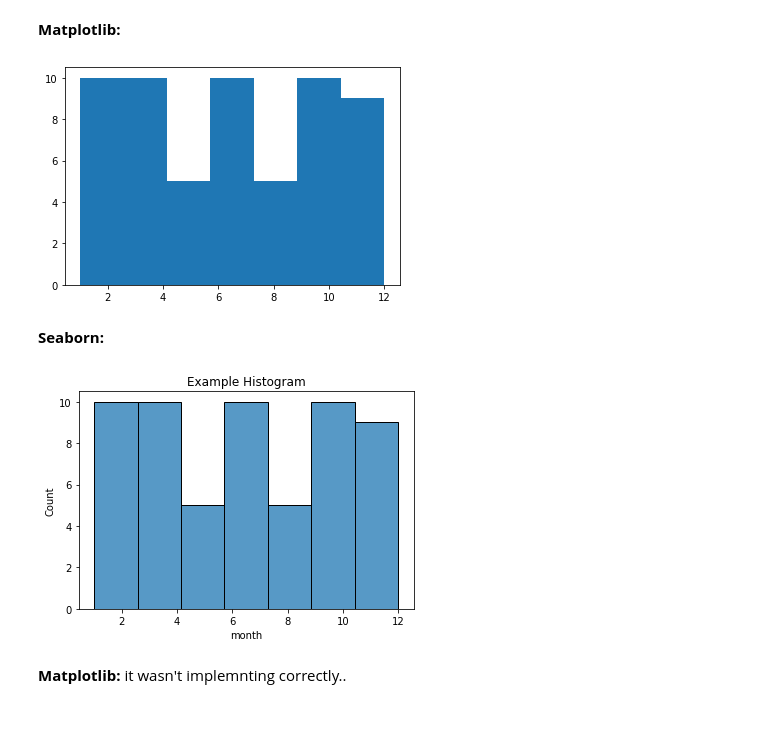
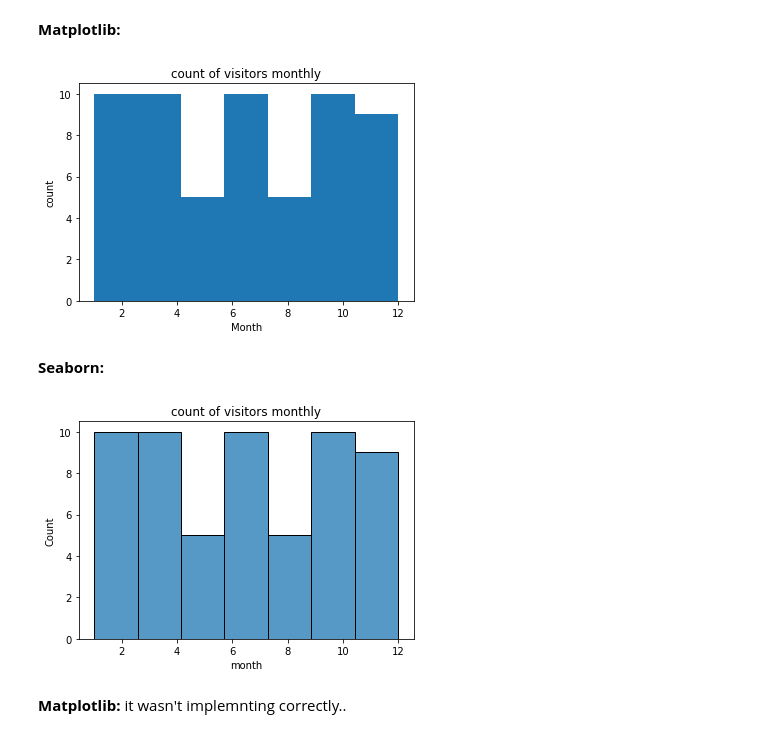
Before and after one commit to renadalahmadi/BigData-and-AI, a Jupyter notebook: Assignment_II_Visualizations.ipynb, the cells around one changed output. Saved outputs shown, nothing was run; the diff lists cells and outputs as text; code cells hidden in the pictures.

```diff
--- a/Assignment_II_Visualizations.ipynb
+++ b/Assignment_II_Visualizations.ipynb
@@ -247,17 +247,21 @@ Note: we can see that the most crowded month is 5 = May.
 # %%
 # ploting the hist for the months
 plt.hist(Data['month'], bins = 7)
+plt.xlabel("Month")
+plt.ylabel("count")
+plt.title("count of visitors monthly")
 plt.show()
+plt.show()
 # %% [output]
-[figure, old version]
+[figure, new version]
 # %% [markdown]
 **Seaborn:**
 # %%
 # Histogram using seaborn
 sns.histplot(Data["month"])
-plt.title("count of visitors");
+plt.title("count of visitors monthly");
 # %% [output]
-[figure, old version]
+[figure, new version]
 # %% [markdown]
 **Matplotlib:**
 it wasn't implemnting correctly..
```
